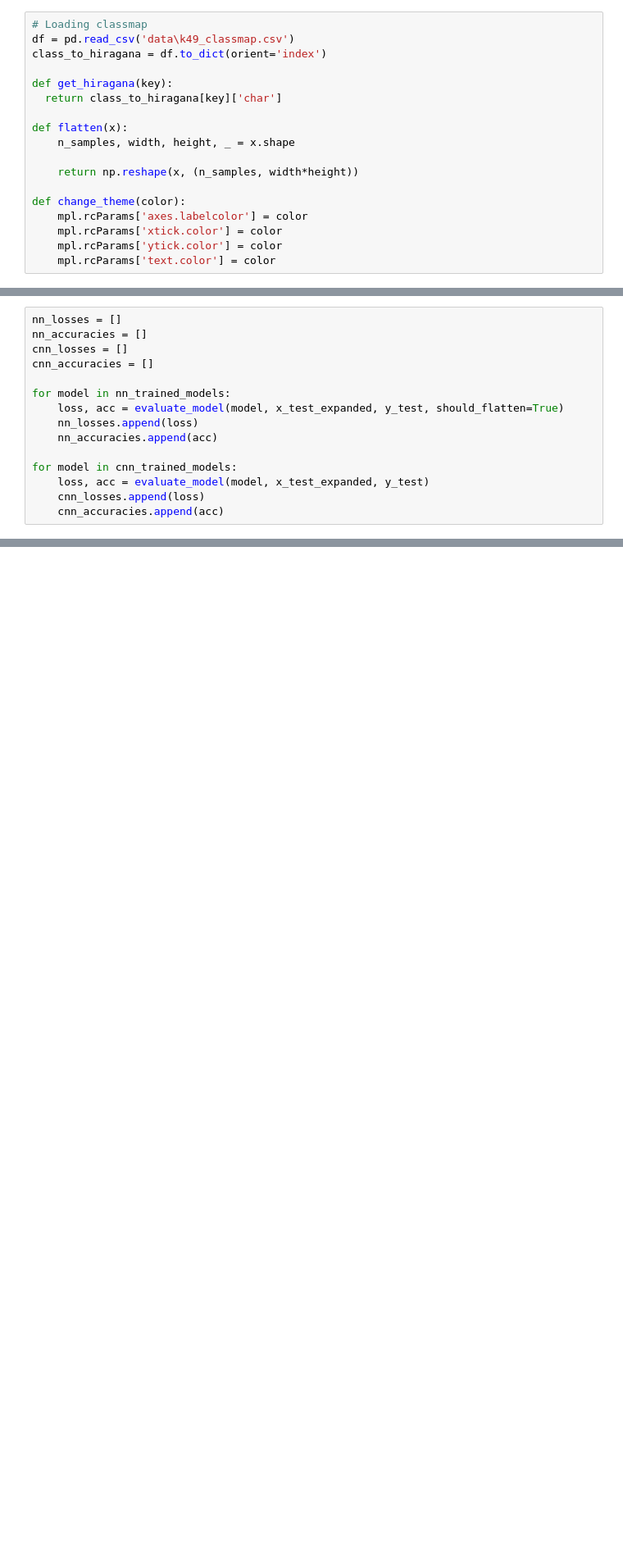
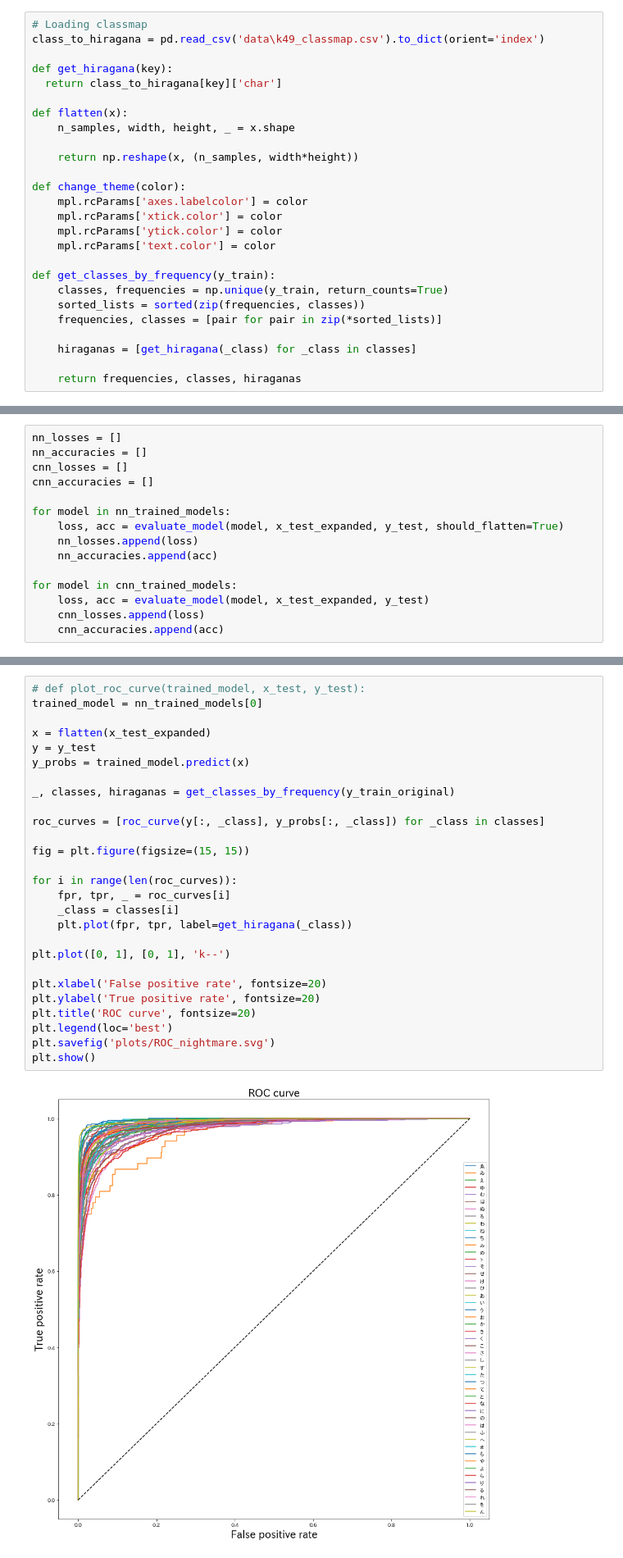
Before and after one commit to medina325/kuzushiji-character-recognition, a Jupyter notebook: AsianCharacterRecognition.ipynb, the cells around one changed output, grey strips where cells are left out. Shown at 82% size. Cells and saved outputs as stored; diff of their text form; blank space fills up the shorter version.

```diff
--- a/AsianCharacterRecognition.ipynb
+++ b/AsianCharacterRecognition.ipynb
@@ -49,8 +49,7 @@ elif system == 'Linux':
 ## Funções auxiliares
 # %%
 # Loading classmap
-df = pd.read_csv('data\k49_classmap.csv')
-class_to_hiragana = df.to_dict(orient='index')
+class_to_hiragana = pd.read_csv('data\k49_classmap.csv').to_dict(orient='index')
 
 def get_hiragana(key):
   return class_to_hiragana[key]['char']
@@ -65,6 +64,15 @@ def change_theme(color):
     mpl.rcParams['xtick.color'] = color
     mpl.rcParams['ytick.color'] = color
     mpl.rcParams['text.color'] = color
+
+def get_classes_by_frequency(y_train):
+    classes, frequencies = np.unique(y_train, return_counts=True)
+    sorted_lists = sorted(zip(frequencies, classes))
+    frequencies, classes = [pair for pair in zip(*sorted_lists)]
+
+    hiraganas = [get_hiragana(_class) for _class in classes]
+
+    return frequencies, classes, hiraganas
 # %% [markdown]
 ---
 ## Pré-processamento dos dados
@@ -562,0 +551,29 @@ plot_roc_curve(nn_trained_models[0], flatten(x_test_expanded), y_test)
+# %%
+# def plot_roc_curve(trained_model, x_test, y_test):
+trained_model = nn_trained_models[0]
+
+x = flatten(x_test_expanded)
+y = y_test
+y_probs = trained_model.predict(x)
+
+_, classes, hiraganas = get_classes_by_frequency(y_train_original)
+
+roc_curves = [roc_curve(y[:, _class], y_probs[:, _class]) for _class in classes]
+
+fig = plt.figure(figsize=(15, 15))
+
+for i in range(len(roc_curves)):
+    fpr, tpr, _ = roc_curves[i]
+    _class = classes[i]
+    plt.plot(fpr, tpr, label=get_hiragana(_class))
+
+plt.plot([0, 1], [0, 1], 'k--')
+
+plt.xlabel('False positive rate', fontsize=20)
+plt.ylabel('True positive rate', fontsize=20)
+plt.title('ROC curve', fontsize=20)
+plt.legend(loc='best')
+plt.savefig('plots/ROC_nightmare.svg')
+plt.show()
+# %% [output]
+[figure, added]
```
Also changed, not shown: parts of 37 cells of this notebook.
